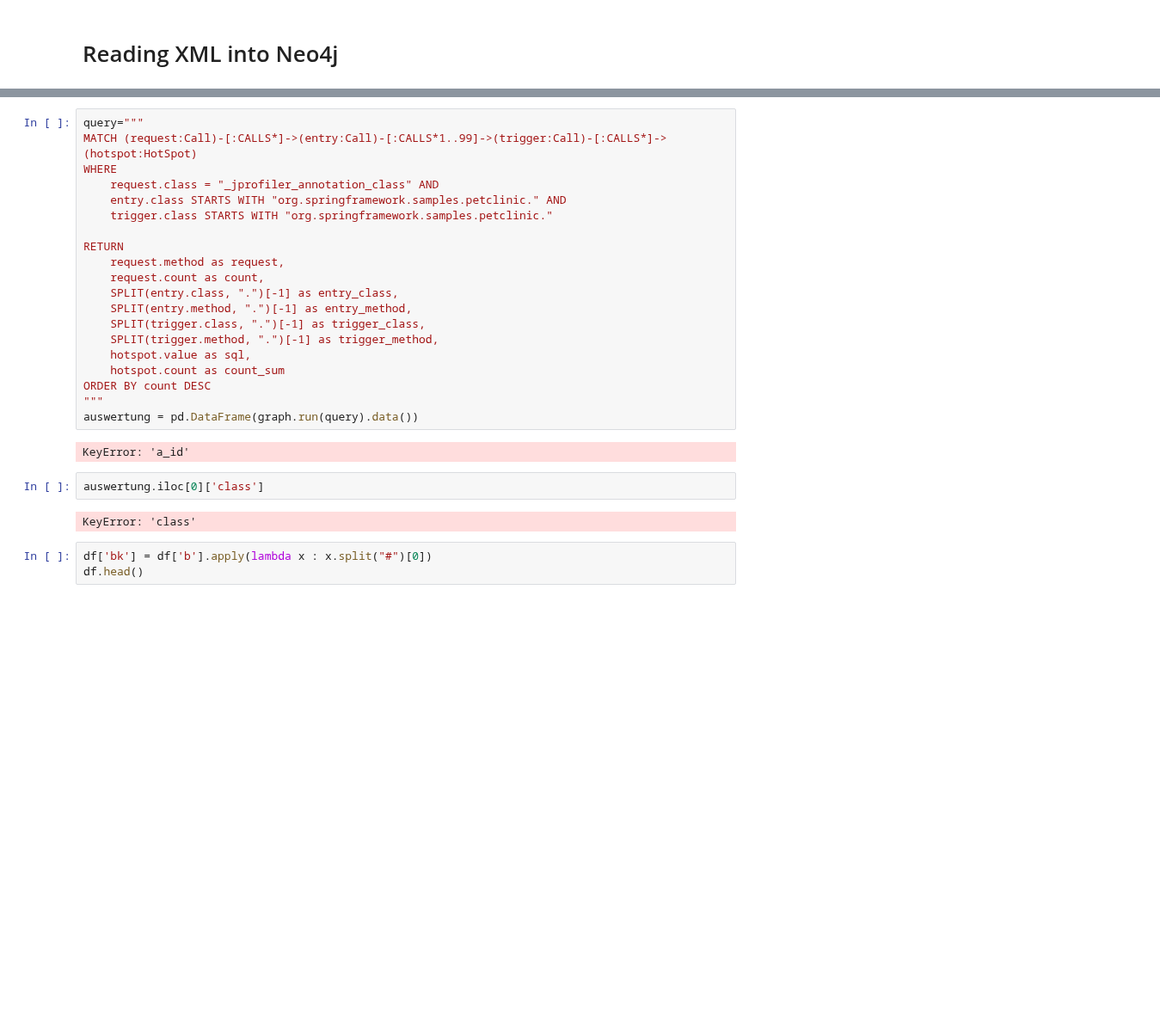
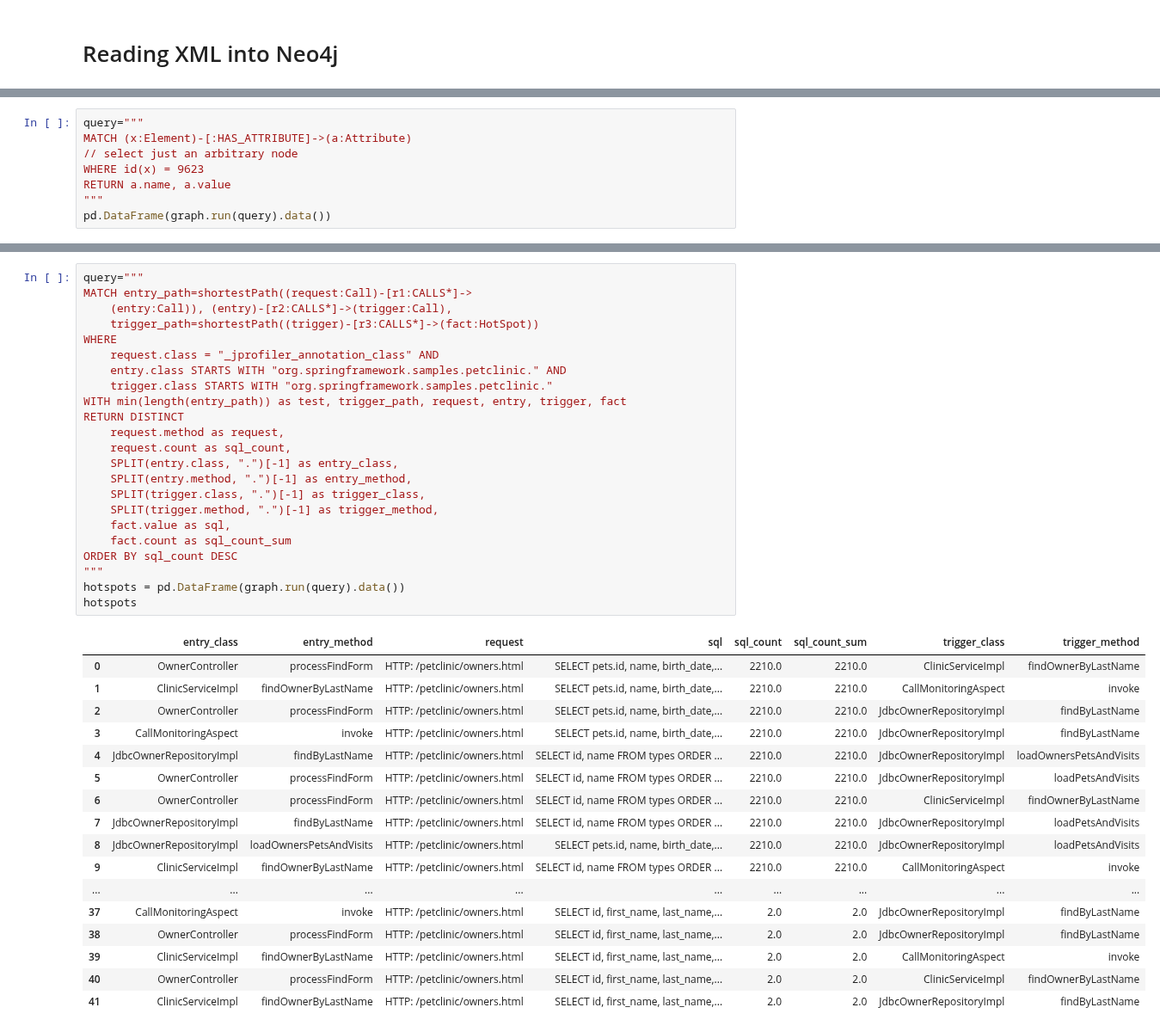
Before and after one commit to feststelltaste/software-analytics, a Jupyter notebook: notebooks/Mining performance HotSpots with JProfiler, jQAssistant, Neo4j and Pandas.ipynb, the cells around one changed output, grey strips where cells are left out. Shown at 86% size. Saved outputs shown, nothing was run; the diff lists cells and outputs as text; blank space fills up the shorter version.

```diff
--- a/notebooks/Mining performance HotSpots with JProfiler, jQAssistant, Neo4j and Pandas.ipynb
+++ b/notebooks/Mining performance HotSpots with JProfiler, jQAssistant, Neo4j and Pandas.ipynb
@@ -90,0 +130,8 @@ http.socket_timeout = 240
+# %%
+query="""
+MATCH (x:Element)-[:HAS_ATTRIBUTE]->(a:Attribute)
+// select just an arbitrary node
+WHERE id(x) = 9623
+RETURN a.name, a.value
+"""
+pd.DataFrame(graph.run(query).data())
@@ -184,29 +298,41 @@ import pandas as pd
 # %%
 query="""
-MATCH (request:Call)-[:CALLS*]->(entry:Call)-[:CALLS*1..99]->(trigger:Call)-[:CALLS*]->(hotspot:HotSpot)
+MATCH entry_path=shortestPath((request:Call)-[r1:CALLS*]->
+    (entry:Call)), (entry)-[r2:CALLS*]->(trigger:Call),
+    trigger_path=shortestPath((trigger)-[r3:CALLS*]->(fact:HotSpot))
 WHERE
     request.class = "_jprofiler_annotation_class" AND
     entry.class STARTS WITH "org.springframework.samples.petclinic." AND
     trigger.class STARTS WITH "org.springframework.samples.petclinic."
-
-RETURN
+WITH min(length(entry_path)) as test, trigger_path, request, entry, trigger, fact
+RETURN DISTINCT
     request.method as request,
-    request.count as count,
+    request.count as sql_count,
     SPLIT(entry.class, ".")[-1] as entry_class,
     SPLIT(entry.method, ".")[-1] as entry_method,
     SPLIT(trigger.class, ".")[-1] as trigger_class,
     SPLIT(trigger.method, ".")[-1] as trigger_method,
-    hotspot.value as sql,
-    hotspot.count as count_sum
-ORDER BY count DESC
+    fact.value as sql,
+    fact.count as sql_count_sum
+ORDER BY sql_count DESC
 """
-auswertung = pd.DataFrame(graph.run(query).data())
+hotspots = pd.DataFrame(graph.run(query).data())
+hotspots
 # %% [output]
-KeyError: 'a_id'
+|  | entry_class | entry_method | request | sql | sql_count | sql_count_sum | trigger_class | trigger_method |
+| 0 | OwnerController | processFindForm | HTTP: /petclinic/owners.html | SELECT pets.id, name, birth_date,... | 2210.0 | 2210.0 | ClinicServiceImpl | findOwnerByLastName |
+| 1 | ClinicServiceImpl | findOwnerByLastName | HTTP: /petclinic/owners.html | SELECT pets.id, name, birth_date,... | 2210.0 | 2210.0 | CallMonitoringAspect | invoke |
+| 2 | OwnerController | processFindForm | HTTP: /petclinic/owners.html | SELECT pets.id, name, birth_date,... | 2210.0 | 2210.0 | JdbcOwnerRepositoryImpl | findByLastName |
+| 3 | CallMonitoringAspect | invoke | HTTP: /petclinic/owners.html | SELECT pets.id, name, birth_date,... | 2210.0 | 2210.0 | JdbcOwnerRepositoryImpl | findByLastName |
+| 4 | JdbcOwnerRepositoryImpl | findByLastName | HTTP: /petclinic/owners.html | SELECT id, name FROM types ORDER ... | 2210.0 | 2210.0 | JdbcOwnerRepositoryImpl | loadOwnersPetsAndVisits |
+| 5 | OwnerController | processFindForm | HTTP: /petclinic/owners.html | SELECT id, name FROM types ORDER ... | 2210.0 | 2210.0 | JdbcOwnerRepositoryImpl | loadPetsAndVisits |
+| 6 | OwnerController | processFindForm | HTTP: /petclinic/owners.html | SELECT id, name FROM types ORDER ... | 2210.0 | 2210.0 | ClinicServiceImpl | findOwnerByLastName |
+| 7 | JdbcOwnerRepositoryImpl | findByLastName | HTTP: /petclinic/owners.html | SELECT id, name FROM types ORDER ... | 2210.0 | 2210.0 | JdbcOwnerRepositoryImpl | loadPetsAndVisits |
+| 8 | JdbcOwnerRepositoryImpl | loadOwnersPetsAndVisits | HTTP: /petclinic/owners.html | SELECT pets.id, name, birth_date,... | 2210.0 | 2210.0 | JdbcOwnerRepositoryImpl | loadPetsAndVisits |
+| 9 | ClinicServiceImpl | findOwnerByLastName | HTTP: /petclinic/owners.html | SELECT id, name FROM types ORDER ... | 2210.0 | 2210.0 | CallMonitoringAspect | invoke |
+| ... | ... | ... | ... | ... | ... | ... | ... | ... |
+| 37 | CallMonitoringAspect | invoke | HTTP: /petclinic/owners.html | SELECT id, first_name, last_name,... | 2.0 | 2.0 | JdbcOwnerRepositoryImpl | findByLastName |
+| 38 | OwnerController | processFindForm | HTTP: /petclinic/owners.html | SELECT id, first_name, last_name,... | 2.0 | 2.0 | JdbcOwnerRepositoryImpl | findByLastName |
+| 39 | ClinicServiceImpl | findOwnerByLastName | HTTP: /petclinic/owners.html | SELECT id, first_name, last_name,... | 2.0 | 2.0 | CallMonitoringAspect | invoke |
+| 40 | OwnerController | processFindForm | HTTP: /petclinic/owners.html | SELECT id, first_name, last_name,... | 2.0 | 2.0 | ClinicServiceImpl | findOwnerByLastName |
+| 41 | ClinicServiceImpl | findOwnerByLastName | HTTP: /petclinic/owners.html | SELECT id, first_name, last_name,... | 2.0 | 2.0 | JdbcOwnerRepositoryImpl | findByLastName |
-# %%
-auswertung.iloc[0]['class']
-# %% [output]
-KeyError: 'class'
-# %%
-df['bk'] = df['b'].apply(lambda x : x.split("#")[0])
-df.head()
```
Also changed, not shown: parts of 57 cells of this notebook, 8 other files.
